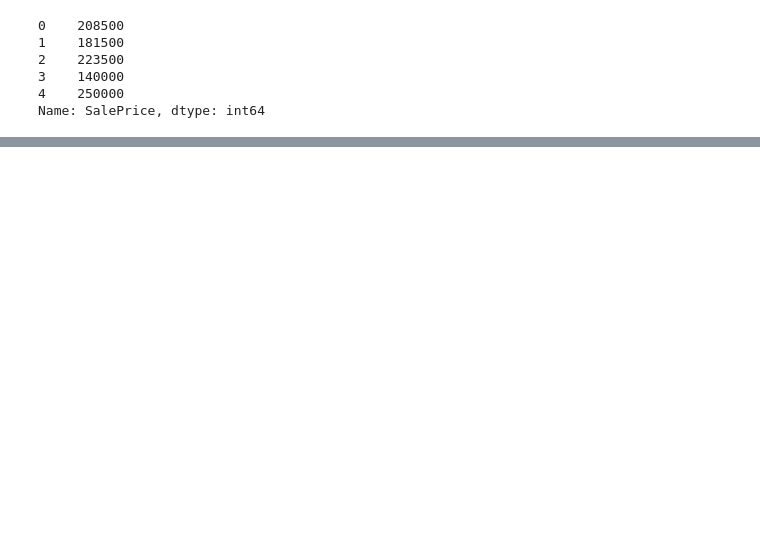
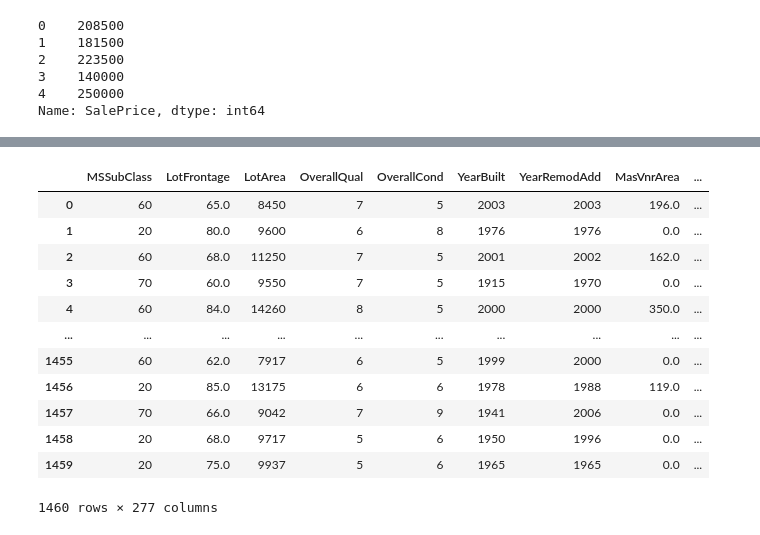
Before and after one commit to insomnius/aiindonesia, a Jupyter notebook: python-datascience/Weekly Assignment 1/Housing Price Prediction.ipynb, the cells around one changed output, grey strips where cells are left out. Cells and saved outputs as stored; diff of their text form; code cells hidden in the pictures; blank space fills up the shorter version.

Commit message:
checkpoint

```diff
--- a/python-datascience/Weekly Assignment 1/Housing Price Prediction.ipynb
+++ b/python-datascience/Weekly Assignment 1/Housing Price Prediction.ipynb
@@ -87,0 +99,6 @@ missing_data_df
+# %%
+numerical_features = data_train_reduced.select_dtypes(include=['int64', 'float64']).columns
+numerical_missing = data_train_reduced[numerical_features].isnull().sum()
+numerical_missing = numerical_missing[numerical_missing > 0].sort_values(ascending=False)
+
+[numerical_missing, numerical_features]
@@ -87,0 +119,10 @@ missing_data_df
+# %%
+# https://vitalflux.com/pandas-impute-missing-values-mean-median-mode/#:~:text=Median%20imputation%20is%20preferred%20when,to%20outliers%20than%20the%20mean.
+# Median imputation is preferred when the distribution is skewed, as the median is less sensitive to outliers than the mean.
+
+for column in numerical_missing.index:
+    median_value = data_train_reduced[column].median()
+    data_train_reduced[column].fillna(median_value, inplace=True)
+
+# Checking if there are any missing values left in numerical features
+data_train_reduced[numerical_features].isnull().sum()
@@ -87,0 +147,7 @@ missing_data_df
+# %%
+# Identify categorical columns with missing values
+categorical_features = data_train_reduced.select_dtypes(include=['object']).columns
+categorical_missing = data_train_reduced[categorical_features].isnull().sum()
+categorical_missing = categorical_missing[categorical_missing > 0].sort_values(ascending=False)
+
+[categorical_features, categorical_missing]
@@ -87,0 +175,10 @@ missing_data_df
+# %%
+# https://medium.com/geekculture/frequent-category-imputation-missing-data-imputation-technique-4d7e2b33daf7
+
+# Impute missing values in categorical features with the most frequent value (mode)
+for column in categorical_missing.index:
+    mode_value = data_train_reduced[column].mode()[0]
+    data_train_reduced[column].fillna(mode_value, inplace=True)
+
+# After imputation, check for any remaining missing values in categorical features
+data_train_reduced[categorical_features].isnull().sum()
@@ -87,0 +212,20 @@ missing_data_df
+# %%
+# One-hot encode categorical variables
+categorical_vars = data_train_reduced.select_dtypes(include=['object'])
+housing_data_encoded = pd.get_dummies(data_train_reduced, columns=categorical_vars.columns)
+
+housing_data_encoded
+# %% [output]
+|  | MSSubClass | LotFrontage | LotArea | OverallQual | OverallCond | YearBuilt | YearRemodAdd | MasVnrArea | ... |
+| 0 | 60 | 65.0 | 8450 | 7 | 5 | 2003 | 2003 | 196.0 | ... |
+| 1 | 20 | 80.0 | 9600 | 6 | 8 | 1976 | 1976 | 0.0 | ... |
+| 2 | 60 | 68.0 | 11250 | 7 | 5 | 2001 | 2002 | 162.0 | ... |
+| 3 | 70 | 60.0 | 9550 | 7 | 5 | 1915 | 1970 | 0.0 | ... |
+| 4 | 60 | 84.0 | 14260 | 8 | 5 | 2000 | 2000 | 350.0 | ... |
+| ... | ... | ... | ... | ... | ... | ... | ... | ... | ... |
+| 1455 | 60 | 62.0 | 7917 | 6 | 5 | 1999 | 2000 | 0.0 | ... |
+| 1456 | 20 | 85.0 | 13175 | 6 | 6 | 1978 | 1988 | 119.0 | ... |
+| 1457 | 70 | 66.0 | 9042 | 7 | 9 | 1941 | 2006 | 0.0 | ... |
+| 1458 | 20 | 68.0 | 9717 | 5 | 6 | 1950 | 1996 | 0.0 | ... |
+| 1459 | 20 | 75.0 | 9937 | 5 | 6 | 1965 | 1965 | 0.0 | ... |
+1460 rows × 277 columns
```
Also changed, not shown: parts of 16 cells of this notebook, 3 other files.
